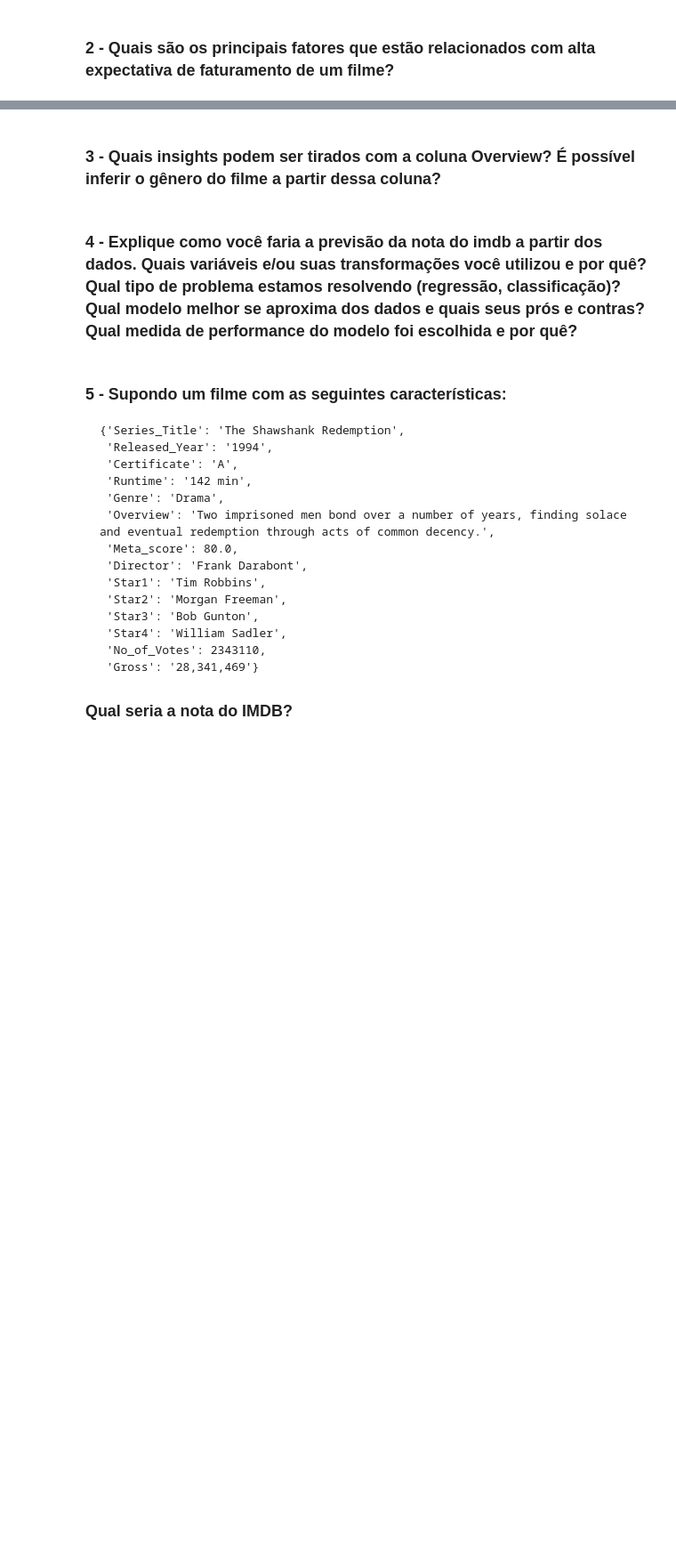
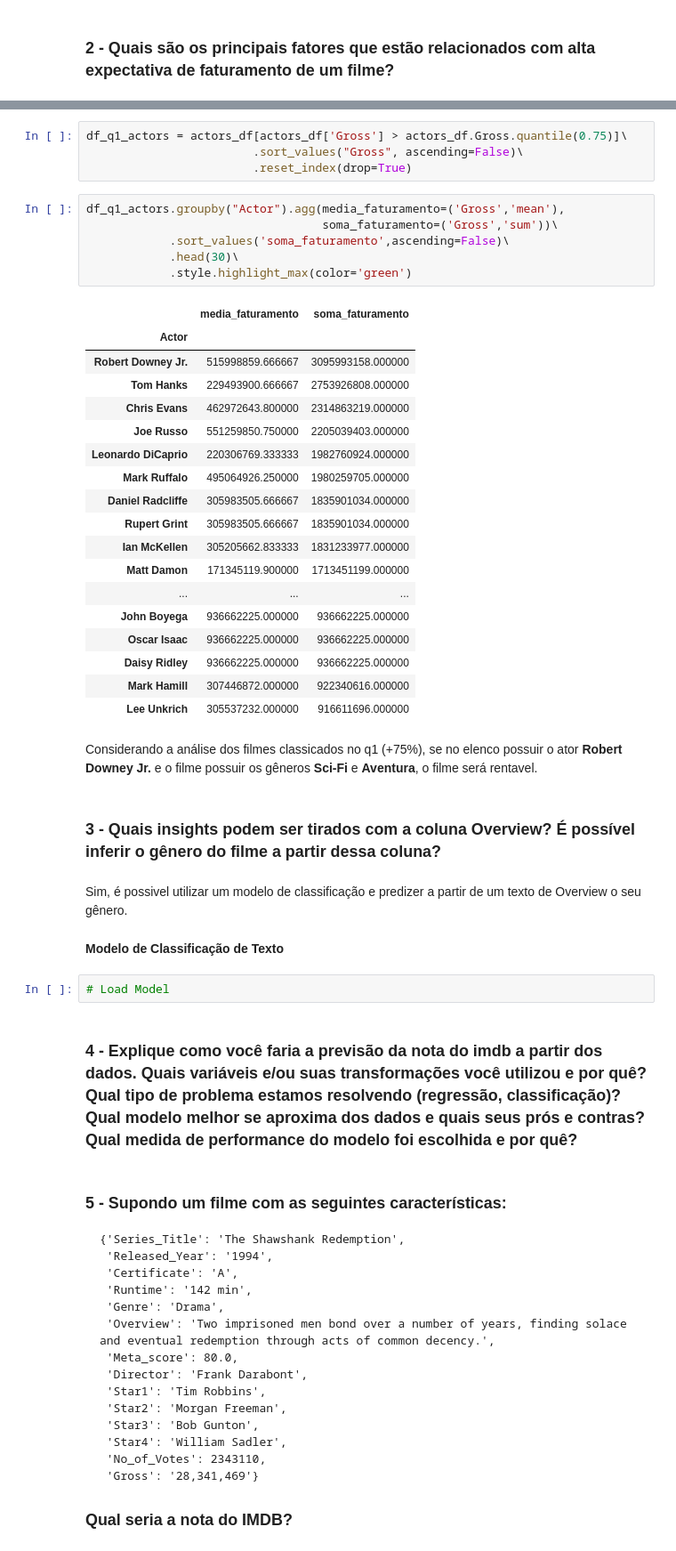
Before and after one commit to AurelioGuilherme/Desafio_Ciencia_de_Dados, a Jupyter notebook: Notebooks/EDA.ipynb, the cells around one changed output, grey strips where cells are left out. Shown at 89% size. Saved outputs shown, nothing was run; the diff lists cells and outputs as text; blank space fills up the shorter version.

```diff
--- a/Notebooks/EDA.ipynb
+++ b/Notebooks/EDA.ipynb
@@ -938,5 +1047,42 @@ df.sort_values("Gross",ascending=False).head(10)
+# %%
+df_q1_actors = actors_df[actors_df['Gross'] > actors_df.Gross.quantile(0.75)]\
+                        .sort_values("Gross", ascending=False)\
+                        .reset_index(drop=True)
+# %%
+df_q1_actors.groupby("Actor").agg(media_faturamento=('Gross','mean'),
+                                  soma_faturamento=('Gross','sum'))\
+            .sort_values('soma_faturamento',ascending=False)\
+            .head(30)\
+            .style.highlight_max(color='green')
+# %% [output]
+|  | media_faturamento | soma_faturamento |
+| Actor |  |  |
+| Robert Downey Jr. | 515998859.666667 | 3095993158.000000 |
+| Tom Hanks | 229493900.666667 | 2753926808.000000 |
+| Chris Evans | 462972643.800000 | 2314863219.000000 |
+| Joe Russo | 551259850.750000 | 2205039403.000000 |
+| Leonardo DiCaprio | 220306769.333333 | 1982760924.000000 |
+| Mark Ruffalo | 495064926.250000 | 1980259705.000000 |
+| Daniel Radcliffe | 305983505.666667 | 1835901034.000000 |
+| Rupert Grint | 305983505.666667 | 1835901034.000000 |
+| Ian McKellen | 305205662.833333 | 1831233977.000000 |
+| Matt Damon | 171345119.900000 | 1713451199.000000 |
+| ... | ... | ... |
+| John Boyega | 936662225.000000 | 936662225.000000 |
+| Oscar Isaac | 936662225.000000 | 936662225.000000 |
+| Daisy Ridley | 936662225.000000 | 936662225.000000 |
+| Mark Hamill | 307446872.000000 | 922340616.000000 |
+| Lee Unkrich | 305537232.000000 | 916611696.000000 |
+# %% [markdown]
+Considerando a análise dos filmes classicados no q1 (+75%), se no elenco possuir o ator **Robert Downey Jr.** e o filme possuir os gêneros **Sci-Fi** e **Aventura**, o filme será rentavel.
 # %% [markdown]
 ### 3 - Quais insights podem ser tirados com a coluna Overview? É possível inferir o gênero do filme a partir dessa coluna?
+# %% [markdown]
+Sim, é possivel utilizar um modelo de classificação e predizer a partir de um texto de Overview o seu gênero.
+# %% [markdown]
+**Modelo de Classificação de Texto**
+# %%
+# Load Model
 # %% [markdown]
 ### 4 - Explique como você faria a previsão da nota do imdb a partir dos dados. Quais variáveis e/ou suas transformações você utilizou e por quê? Qual tipo de problema estamos resolvendo (regressão, classificação)? Qual modelo melhor se aproxima dos dados e quais seus prós e contras? Qual medida de performance do modelo foi escolhida e por quê?
 # %% [markdown]
```
Also changed, not shown: parts of 29 cells of this notebook, 1 other file.
